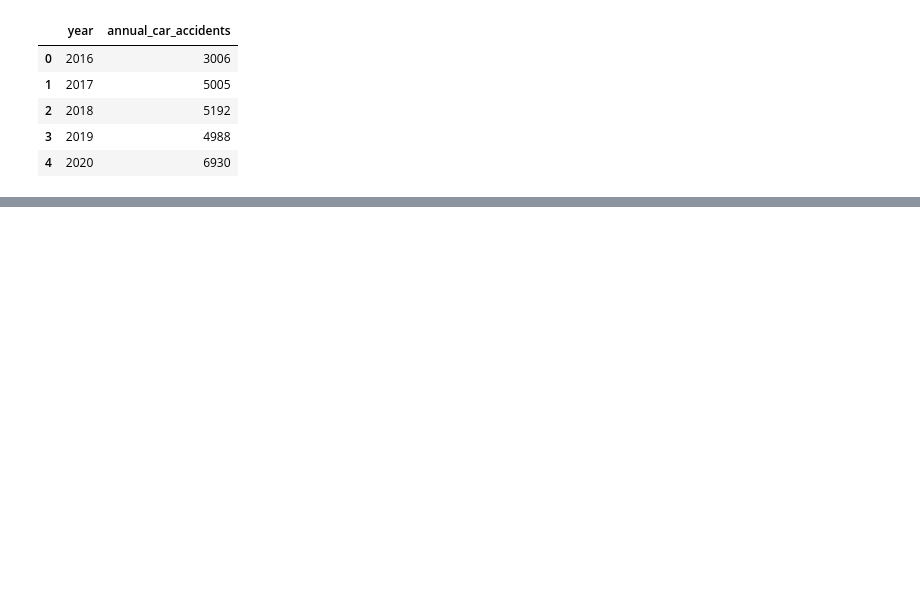
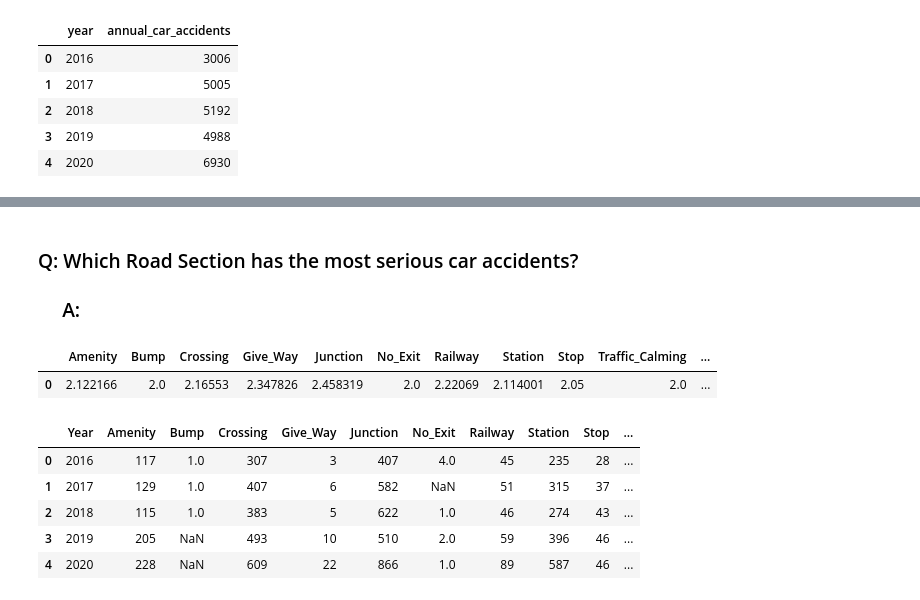
Before and after one commit to KaiyuWang19970221/BA775-teamproject, a Jupyter notebook: team6.ipynb, the cells around one changed output, grey strips where cells are left out. Saved outputs shown, nothing was run; the diff lists cells and outputs as text; code cells hidden in the pictures; blank space fills up the shorter version.

```diff
--- a/team6.ipynb
+++ b/team6.ipynb
@@ -118,0 +163,45 @@ ORDER BY a.month
+# %% [markdown]
+### Q: Which Road Section has the most serious car accidents?
+### &emsp; A:
+# %%
+%%bigquery
+SELECT
+AVG(CASE WHEN Amenity=True THEN Severity END)Amenity,
+AVG(CASE WHEN Bump=True THEN Severity END)Bump,
+AVG(CASE WHEN Crossing=True THEN Severity END)Crossing,
+AVG(CASE WHEN Give_Way=True THEN Severity END)Give_Way,
+AVG(CASE WHEN Junction=True THEN Severity END)Junction,
+AVG(CASE WHEN No_Exit=True THEN Severity END)No_Exit,
+AVG(CASE WHEN Railway=True THEN Severity END)Railway,
+AVG(CASE WHEN Station=True THEN Severity END)Station,
+AVG(CASE WHEN Stop=True THEN Severity END)Stop,
+AVG(CASE WHEN Traffic_Calming=True THEN Severity END)Traffic_Calming,
+AVG(CASE WHEN Traffic_Signal=True THEN Severity END)Traffic_Signal
+FROM `ba775-b2-team6.team6.carcrash_MA`
+# %% [output]
+|  | Amenity | Bump | Crossing | Give_Way | Junction | No_Exit | Railway | Station | Stop | Traffic_Calming | ... |
+| 0 | 2.122166 | 2.0 | 2.16553 | 2.347826 | 2.458319 | 2.0 | 2.22069 | 2.114001 | 2.05 | 2.0 | ... |
+# %%
+%%bigquery
+SELECT EXTRACT(year FROM Start_Time)Year,
+SUM(CASE WHEN Amenity=True THEN 1 END)Amenity,
+SUM(CASE WHEN Bump=True THEN 1 END)Bump,
+SUM(CASE WHEN Crossing=True THEN 1 END)Crossing,
+SUM(CASE WHEN Give_Way=True THEN 1 END)Give_Way,
+SUM(CASE WHEN Junction=True THEN 1 END)Junction,
+SUM(CASE WHEN No_Exit=True THEN 1 END)No_Exit,
+SUM(CASE WHEN Railway=True THEN 1 END)Railway,
+SUM(CASE WHEN Station=True THEN 1 END)Station,
+SUM(CASE WHEN Stop=True THEN 1 END)Stop,
+SUM(CASE WHEN Traffic_Calming=True THEN 1 END)Traffic_Calming,
+SUM(CASE WHEN Traffic_Signal=True THEN 1 END)Traffic_Signal
+FROM `ba775-b2-team6.team6.carcrash_MA`
+GROUP BY Year
+ORDER BY Year
+# %% [output]
+|  | Year | Amenity | Bump | Crossing | Give_Way | Junction | No_Exit | Railway | Station | Stop | ... |
+| 0 | 2016 | 117 | 1.0 | 307 | 3 | 407 | 4.0 | 45 | 235 | 28 | ... |
+| 1 | 2017 | 129 | 1.0 | 407 | 6 | 582 | NaN | 51 | 315 | 37 | ... |
+| 2 | 2018 | 115 | 1.0 | 383 | 5 | 622 | 1.0 | 46 | 274 | 43 | ... |
+| 3 | 2019 | 205 | NaN | 493 | 10 | 510 | 2.0 | 59 | 396 | 46 | ... |
+| 4 | 2020 | 228 | NaN | 609 | 22 | 866 | 1.0 | 89 | 587 | 46 | ... |
```
Also changed, not shown: parts of 22 cells of this notebook.
